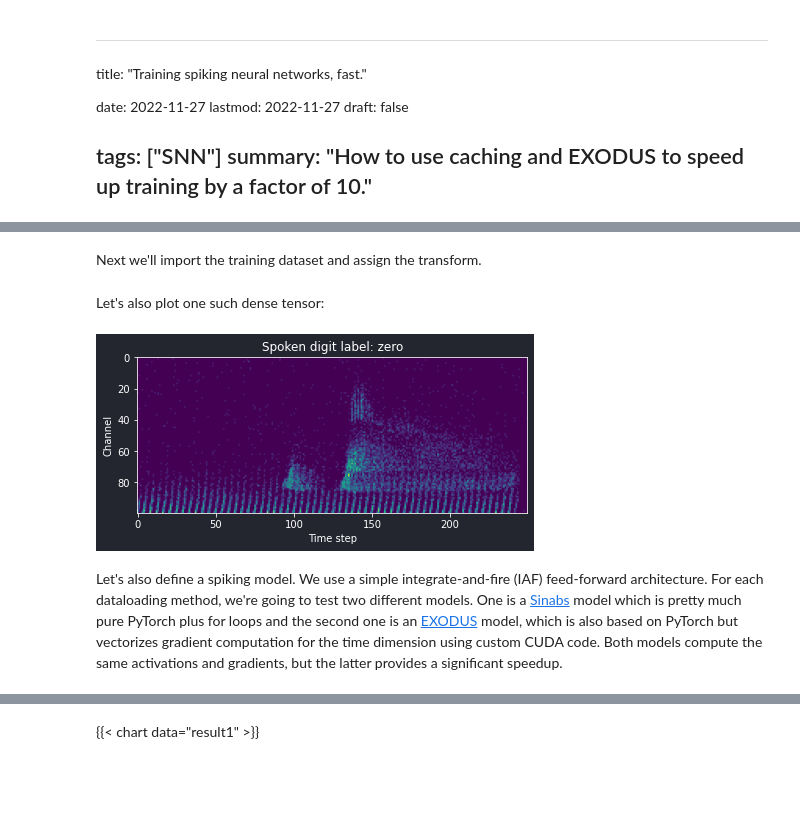
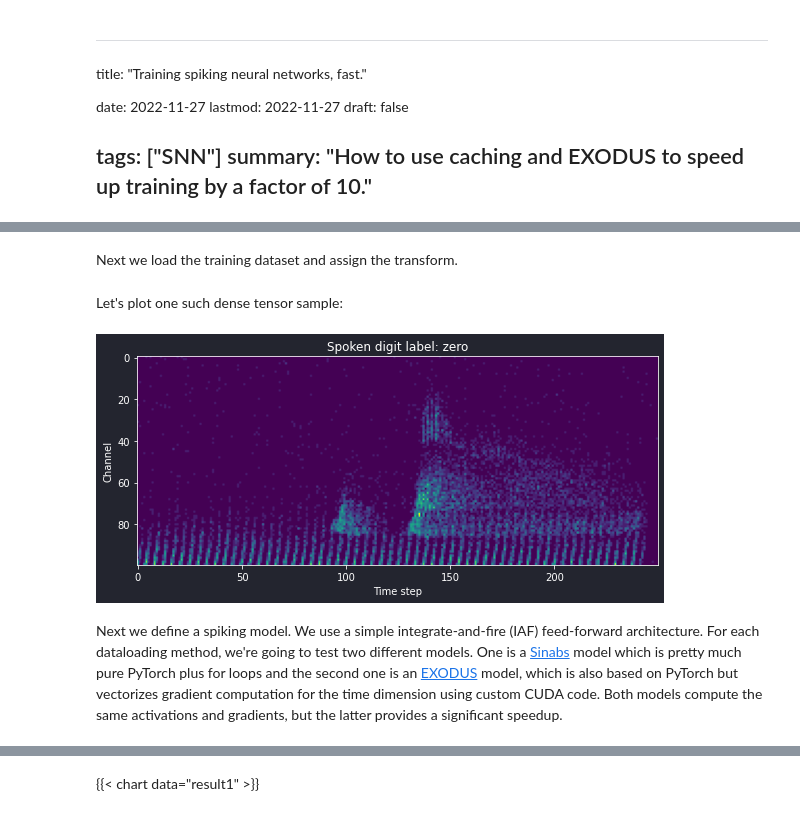
Before and after one commit to biphasic/website, a Jupyter notebook: content/post/train-snns-fast/index.ipynb, the cells around one changed output, grey strips where cells are left out. Saved outputs shown, nothing was run; the diff lists cells and outputs as text; code cells hidden in the pictures; blank space fills up the shorter version.

Commit message:
updated text and matplotlib image

```diff
--- a/content/post/train-snns-fast/index.ipynb
+++ b/content/post/train-snns-fast/index.ipynb
@@ -38,28 +34,29 @@ dense_transform = transforms.Compose(
     ]
 )
 # %% [markdown]
-Next we'll import the training dataset and assign the transform.
+Next we load the training dataset and assign the transform.
 # %%
 from tonic import datasets
 
 dense_dataset = datasets.SSC("./data", split="train", transform=dense_transform)
 # %% [markdown]
-Let's also plot one such dense tensor:
+Let's plot one such dense tensor sample:
 # %%
 dense_sample, dense_target = dense_dataset[0]
 
 import matplotlib.pyplot as plt
 
 plt.style.use("dark_background")
-plt.figure(facecolor="#23252f", figsize=(7, 7))
+plt.figure(facecolor="#23252f", figsize=(8, 8))
 plt.imshow(dense_sample.squeeze().T)
 plt.xlabel("Time step")
 plt.ylabel("Channel")
+plt.tight_layout()
 plt.title("Spoken digit label: " + dense_dataset.classes[dense_target].decode("ascii"));
 # %% [output]
-[figure, old version]
+[figure, new version]
 # %% [markdown]
-Let's also define a spiking model. We use a simple integrate-and-fire (IAF) feed-forward architecture. For each dataloading method, we're going to test two different models. One is a [Sinabs](https://sinabs.readthedocs.io) model which is pretty much pure PyTorch plus for loops and the second one is an [EXODUS](https://github.com/synsense/sinabs-exodus) model, which is also based on PyTorch but vectorizes gradient computation for the time dimension using custom CUDA code. Both models compute the same activations and gradients, but the latter provides a significant speedup.
+Next we define a spiking model. We use a simple integrate-and-fire (IAF) feed-forward architecture. For each dataloading method, we're going to test two different models. One is a [Sinabs](https://sinabs.readthedocs.io) model which is pretty much pure PyTorch plus for loops and the second one is an [EXODUS](https://github.com/synsense/sinabs-exodus) model, which is also based on PyTorch but vectorizes gradient computation for the time dimension using custom CUDA code. Both models compute the same activations and gradients, but the latter provides a significant speedup.
 # %%
 import torch.nn as nn
 import sinabs.layers as sl
```
Also changed, not shown: parts of 13 cells of this notebook.
